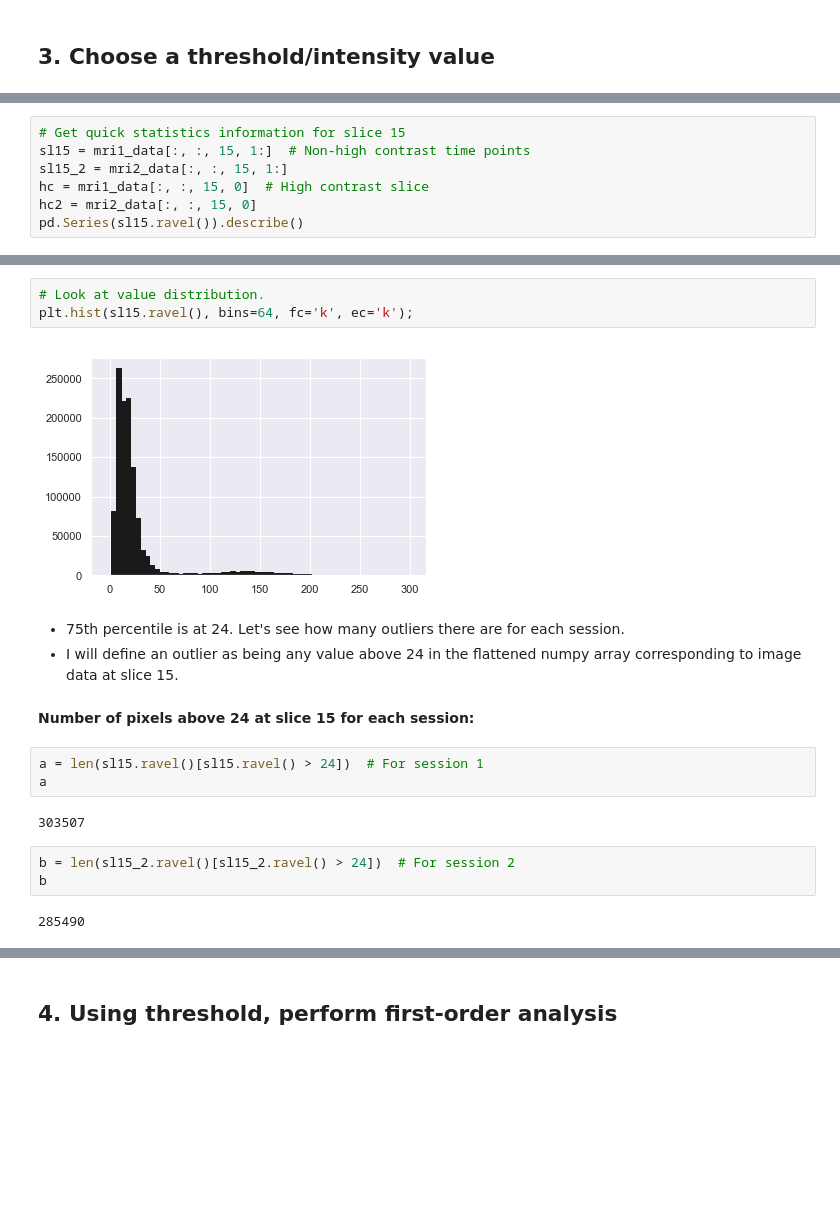
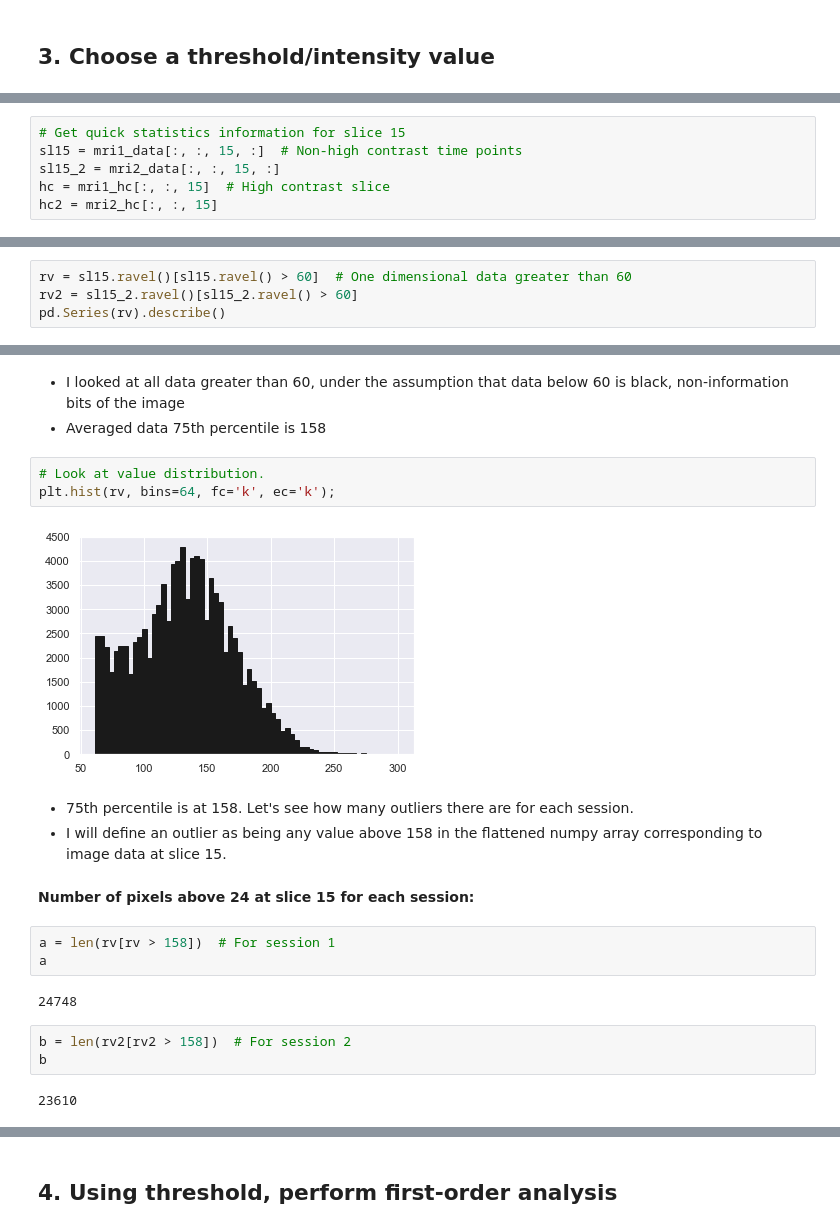
Before and after one commit to loftusa/mri-code-challenge, a Jupyter notebook: Main-analysis.ipynb, the cells around one changed output, grey strips where cells are left out. Drawn from its saved outputs; the diff is of its cells as text; blank space fills up the shorter version.

```diff
--- a/Main-analysis.ipynb
+++ b/Main-analysis.ipynb
@@ -251,7 +260,6 @@ plt.suptitle('z-slices of cerebellum. Rows are session 1 and session 2.', y=1.1)
 # %%
 # Get quick statistics information for slice 15
-sl15 = mri1_data[:, :, 15, 1:]  # Non-high contrast time points
-sl15_2 = mri2_data[:, :, 15, 1:]
-hc = mri1_data[:, :, 15, 0]  # High contrast slice
-hc2 = mri2_data[:, :, 15, 0]
-pd.Series(sl15.ravel()).describe()
+sl15 = mri1_data[:, :, 15, :]  # Non-high contrast time points
+sl15_2 = mri2_data[:, :, 15, :]
+hc = mri1_hc[:, :, 15]  # High contrast slice
+hc2 = mri2_hc[:, :, 15]
@@ -282,0 +266,4 @@ dtype: float64
+# %%
+rv = sl15.ravel()[sl15.ravel() > 60]  # One dimensional data greater than 60
+rv2 = sl15_2.ravel()[sl15_2.ravel() > 60]
+pd.Series(rv).describe()
@@ -283,23 +280,26 @@ dtype: float64
+# %% [markdown]
+- I looked at all data greater than 60, under the assumption that data below 60 is black, non-information bits of the image
+- Averaged data 75th percentile is 158
 # %%
 # Look at value distribution.
-plt.hist(sl15.ravel(), bins=64, fc='k', ec='k');
+plt.hist(rv, bins=64, fc='k', ec='k');
 # %% [output]
-[figure, old version]
+[figure, new version]
 # %% [markdown]
-- 75th percentile is at 24. Let's see how many outliers there are for each session.
-- I will define an outlier as being any value above 24 in the flattened numpy array corresponding to image data at slice 15.
+- 75th percentile is at 158. Let's see how many outliers there are for each session.
+- I will define an outlier as being any value above 158 in the flattened numpy array corresponding to image data at slice 15.
 # %% [markdown]
 **Number of pixels above 24 at slice 15 for each session:**
 # %%
-a = len(sl15.ravel()[sl15.ravel() > 24])  # For session 1
+a = len(rv[rv > 158])  # For session 1
 a
 # %% [output]
-303507
+24748
 # %%
-b = len(sl15_2.ravel()[sl15_2.ravel() > 24])  # For session 2
+b = len(rv2[rv2 > 158])  # For session 2
 b
 # %% [output]
-285490
+23610
 # %%
 diff = a - b
 diff
```
Also changed, not shown: parts of 37 cells of this notebook, 1 other file.
